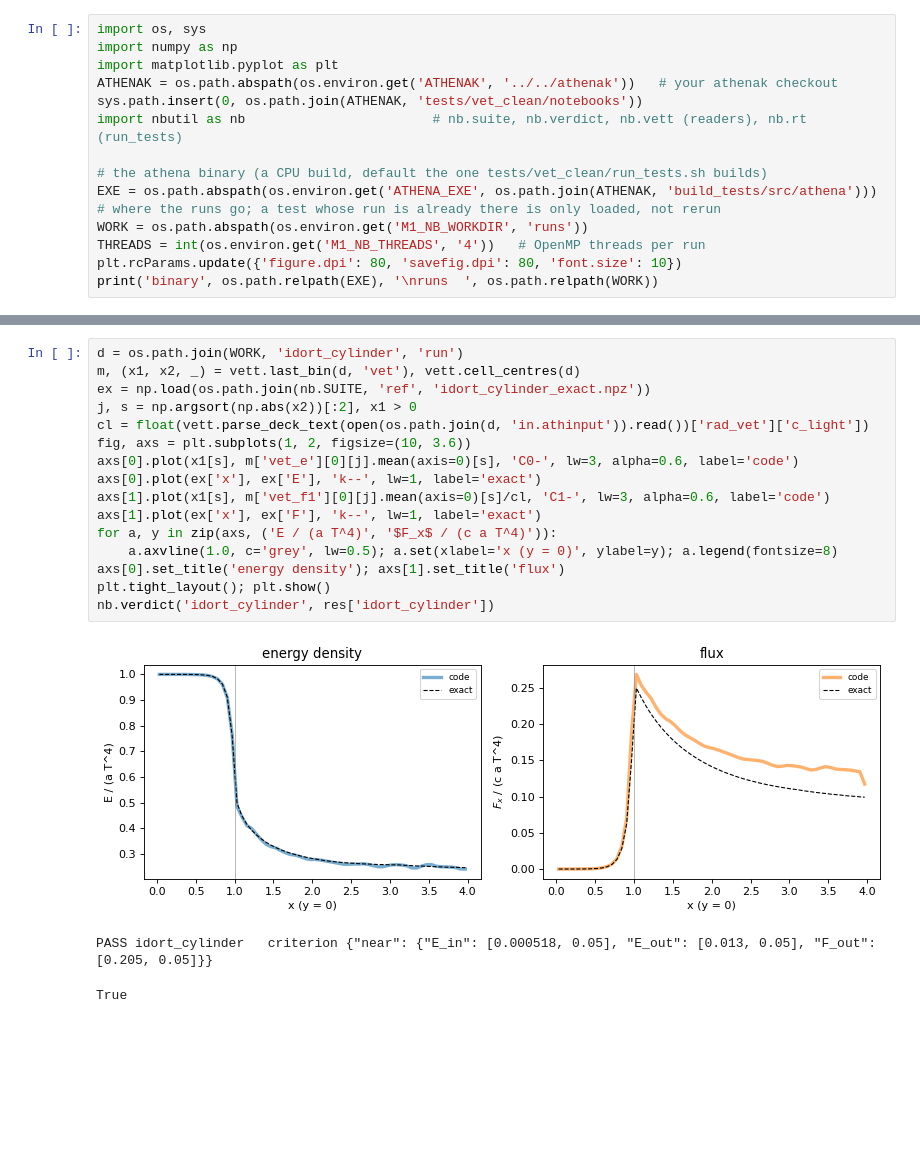
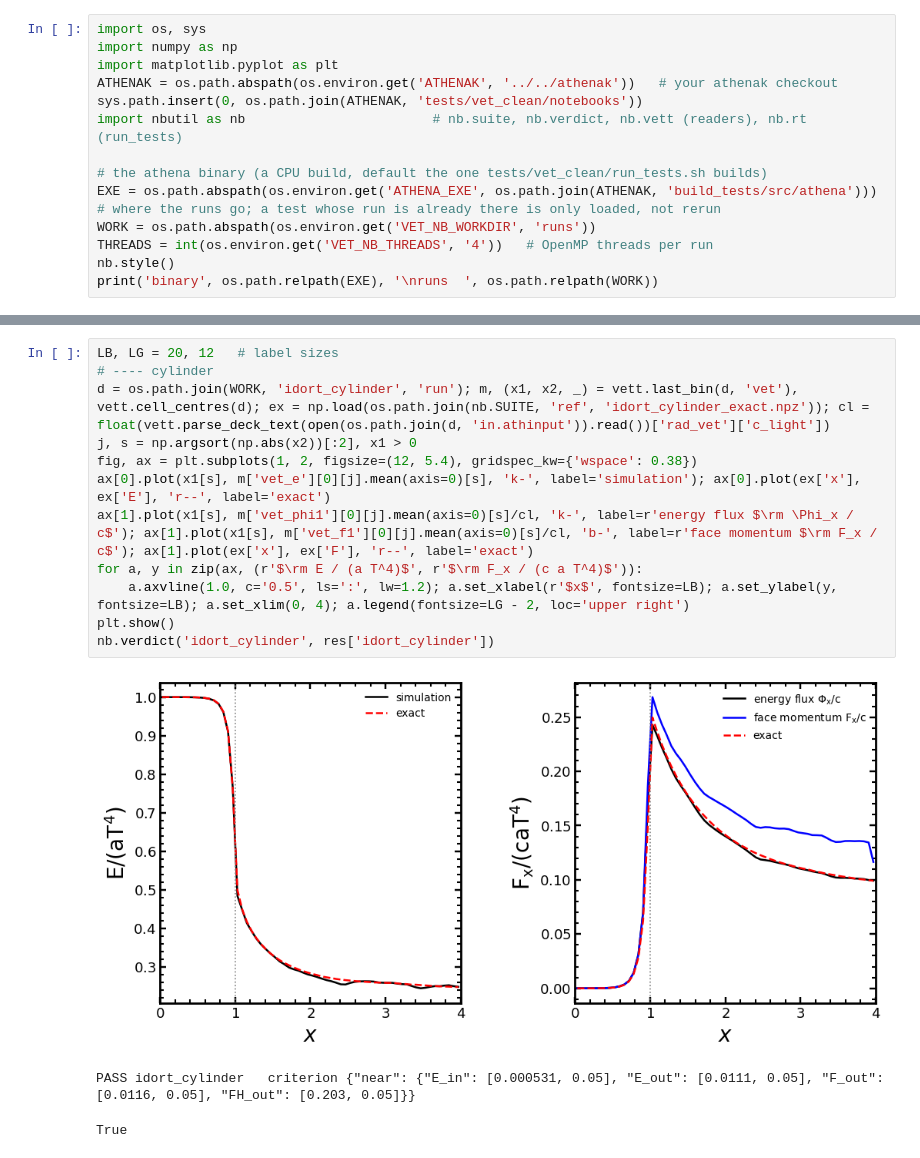
Before and after one commit to jing-ze-ma/athenak-vet-gallery, a Jupyter notebook: cylinder/cylinder.ipynb, the cells around one changed output, grey strips where cells are left out. Saved outputs shown, nothing was run; the diff lists cells and outputs as text; blank space fills up the shorter version.

```diff
--- a/cylinder/cylinder.ipynb
+++ b/cylinder/cylinder.ipynb
@@ -19,8 +19,8 @@ import nbutil as nb                        # nb.suite, nb.verdict, nb.vett (read
 # the athena binary (a CPU build, default the one tests/vet_clean/run_tests.sh builds)
 EXE = os.path.abspath(os.environ.get('ATHENA_EXE', os.path.join(ATHENAK, 'build_tests/src/athena')))
 # where the runs go; a test whose run is already there is only loaded, not rerun
-WORK = os.path.abspath(os.environ.get('M1_NB_WORKDIR', 'runs'))
-THREADS = int(os.environ.get('M1_NB_THREADS', '4'))   # OpenMP threads per run
-plt.rcParams.update({'figure.dpi': 80, 'savefig.dpi': 80, 'font.size': 10})
+WORK = os.path.abspath(os.environ.get('VET_NB_WORKDIR', 'runs'))
+THREADS = int(os.environ.get('VET_NB_THREADS', '4'))   # OpenMP threads per run
+nb.style()
 print('binary', os.path.relpath(EXE), '\nruns  ', os.path.relpath(WORK))
 # %% [output]
@@ -44,20 +42,16 @@ exact flux (`F_out`, a regression reference).
 # %%
-d = os.path.join(WORK, 'idort_cylinder', 'run')
-m, (x1, x2, _) = vett.last_bin(d, 'vet'), vett.cell_centres(d)
-ex = np.load(os.path.join(nb.SUITE, 'ref', 'idort_cylinder_exact.npz'))
+LB, LG = 20, 12   # label sizes
+# ---- cylinder
+d = os.path.join(WORK, 'idort_cylinder', 'run'); m, (x1, x2, _) = vett.last_bin(d, 'vet'), vett.cell_centres(d); ex = np.load(os.path.join(nb.SUITE, 'ref', 'idort_cylinder_exact.npz')); cl = float(vett.parse_deck_text(open(os.path.join(d, 'in.athinput')).read())['rad_vet']['c_light'])
 j, s = np.argsort(np.abs(x2))[:2], x1 > 0
-cl = float(vett.parse_deck_text(open(os.path.join(d, 'in.athinput')).read())['rad_vet']['c_light'])
-fig, axs = plt.subplots(1, 2, figsize=(10, 3.6))
-axs[0].plot(x1[s], m['vet_e'][0][j].mean(axis=0)[s], 'C0-', lw=3, alpha=0.6, label='code')
-axs[0].plot(ex['x'], ex['E'], 'k--', lw=1, label='exact')
-axs[1].plot(x1[s], m['vet_f1'][0][j].mean(axis=0)[s]/cl, 'C1-', lw=3, alpha=0.6, label='code')
-axs[1].plot(ex['x'], ex['F'], 'k--', lw=1, label='exact')
-for a, y in zip(axs, ('E / (a T^4)', '$F_x$ / (c a T^4)')):
-    a.axvline(1.0, c='grey', lw=0.5); a.set(xlabel='x (y = 0)', ylabel=y); a.legend(fontsize=8)
-axs[0].set_title('energy density'); axs[1].set_title('flux')
-plt.tight_layout(); plt.show()
+fig, ax = plt.subplots(1, 2, figsize=(12, 5.4), gridspec_kw={'wspace': 0.38})
+ax[0].plot(x1[s], m['vet_e'][0][j].mean(axis=0)[s], 'k-', label='simulation'); ax[0].plot(ex['x'], ex['E'], 'r--', label='exact')
+ax[1].plot(x1[s], m['vet_phi1'][0][j].mean(axis=0)[s]/cl, 'k-', label=r'energy flux $\rm \Phi_x / c$'); ax[1].plot(x1[s], m['vet_f1'][0][j].mean(axis=0)[s]/cl, 'b-', label=r'face momentum $\rm F_x / c$'); ax[1].plot(ex['x'], ex['F'], 'r--', label='exact')
+for a, y in zip(ax, (r'$\rm E / (a T^4)$', r'$\rm F_x / (c a T^4)$')):
+    a.axvline(1.0, c='0.5', ls=':', lw=1.2); a.set_xlabel(r'$x$', fontsize=LB); a.set_ylabel(y, fontsize=LB); a.set_xlim(0, 4); a.legend(fontsize=LG - 2, loc='upper right')
+plt.show()
 nb.verdict('idort_cylinder', res['idort_cylinder'])
 # %% [output]
-[figure, old version]
+[figure, new version]
-PASS idort_cylinder   criterion {"near": {"E_in": [0.000518, 0.05], "E_out": [0.013, 0.05], "F_out": [0.205, 0.05]}}
+PASS idort_cylinder   criterion {"near": {"E_in": [0.000531, 0.05], "E_out": [0.0111, 0.05], "F_out": [0.0116, 0.05], "FH_out": [0.203, 0.05]}}
 True
```
Also changed, not shown: parts of 4 cells of this notebook, 16 other files.
